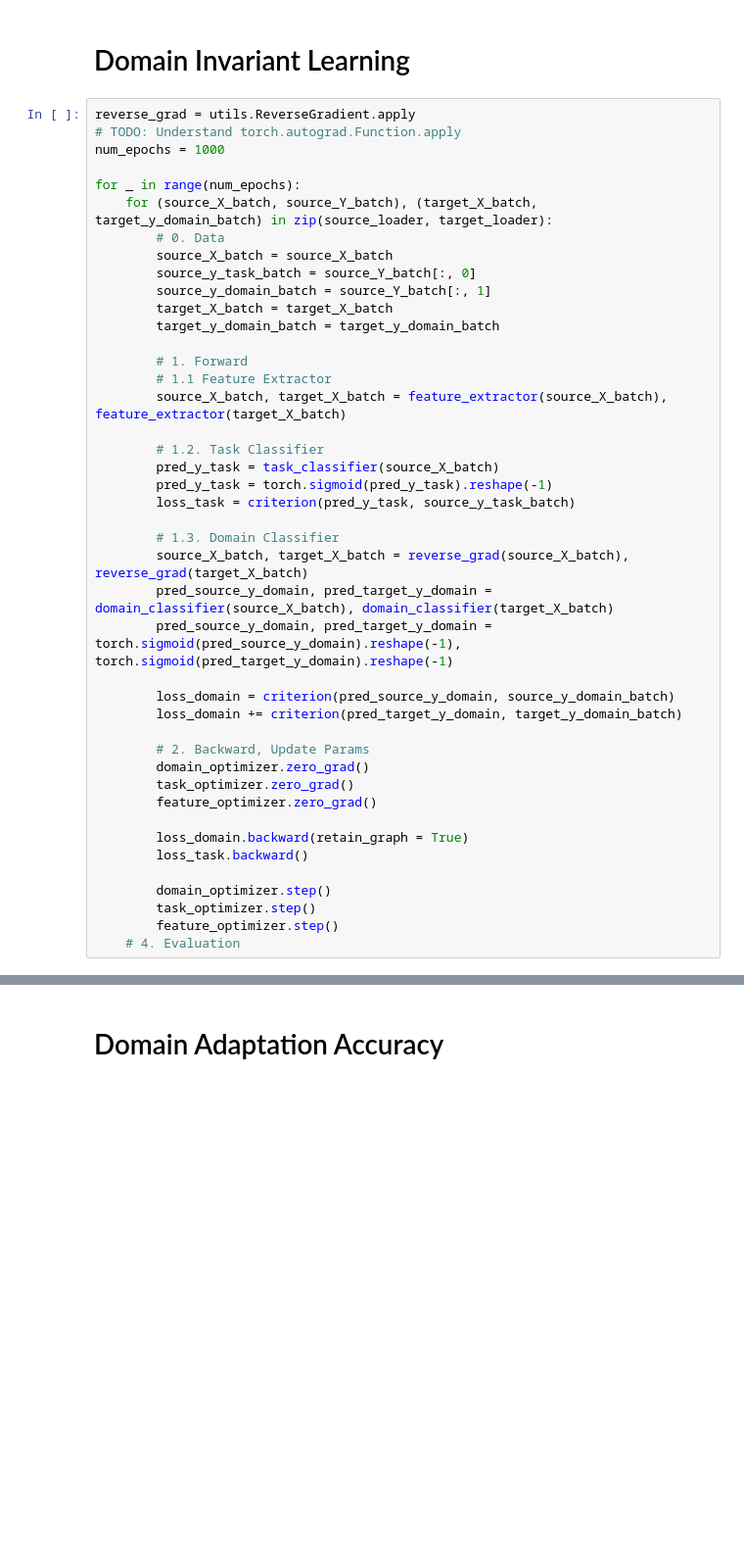
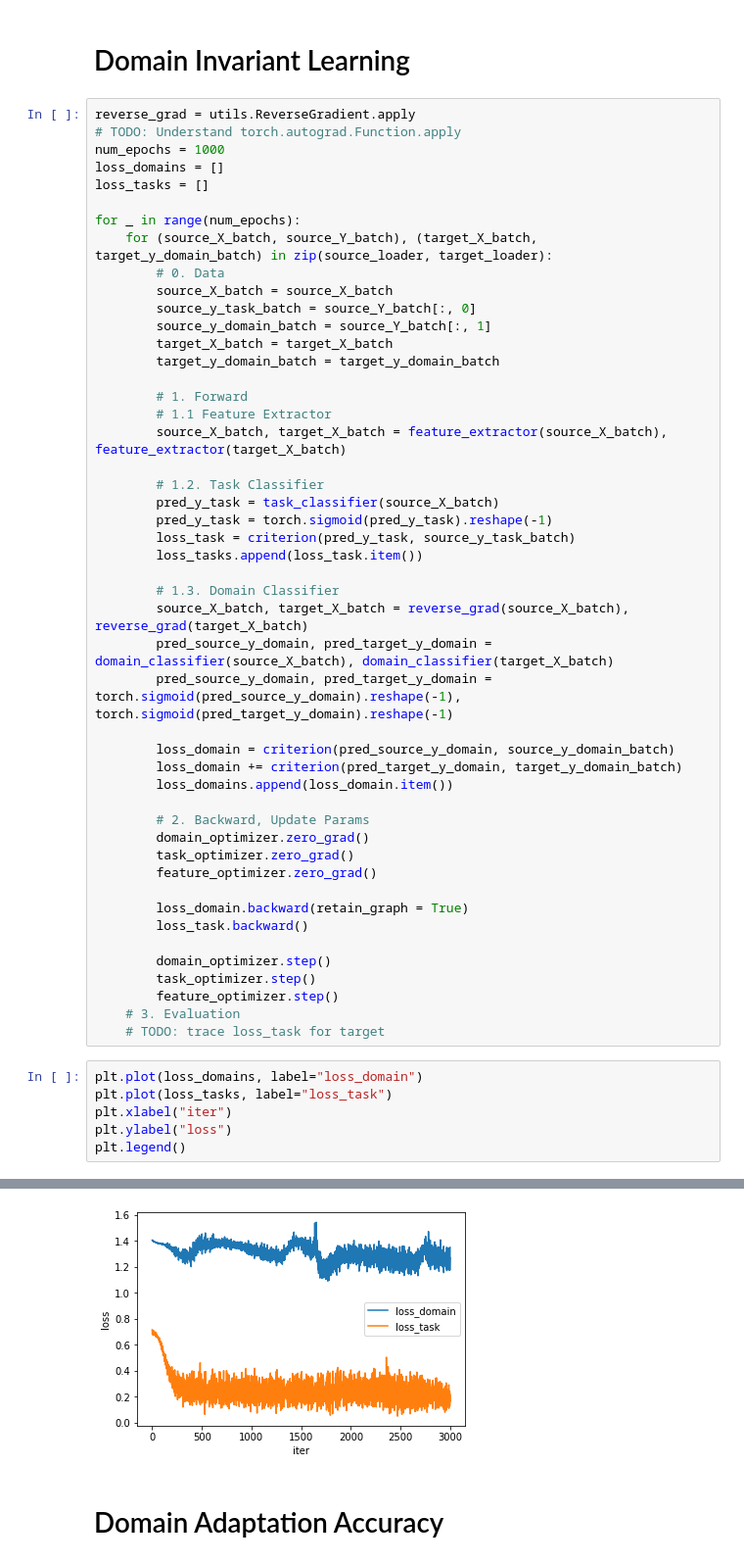
Before and after one commit to oh-yu/domain-invariant-learning, a Jupyter notebook: domain_invariant_learning.ipynb, the cells around one changed output, grey strips where cells are left out. Shown at 98% size. Cells and saved outputs as stored; diff of their text form; blank space fills up the shorter version.

Commit message:
trace loss over iterations

```diff
--- a/domain_invariant_learning.ipynb
+++ b/domain_invariant_learning.ipynb
@@ -39,6 +39,8 @@ task_optimizer = optim.Adam(task_classifier.parameters(), lr=learning_rate)
 reverse_grad = utils.ReverseGradient.apply
 # TODO: Understand torch.autograd.Function.apply
 num_epochs = 1000
+loss_domains = []
+loss_tasks = []
 
 for _ in range(num_epochs):
     for (source_X_batch, source_Y_batch), (target_X_batch, target_y_domain_batch) in zip(source_loader, target_loader):
@@ -57,6 +59,7 @@ for _ in range(num_epochs):
         pred_y_task = task_classifier(source_X_batch)
         pred_y_task = torch.sigmoid(pred_y_task).reshape(-1)
         loss_task = criterion(pred_y_task, source_y_task_batch)
+        loss_tasks.append(loss_task.item())
 
         # 1.3. Domain Classifier
         source_X_batch, target_X_batch = reverse_grad(source_X_batch), reverse_grad(target_X_batch)
@@ -65,6 +68,7 @@ for _ in range(num_epochs):
 
         loss_domain = criterion(pred_source_y_domain, source_y_domain_batch)
         loss_domain += criterion(pred_target_y_domain, target_y_domain_batch)
+        loss_domains.append(loss_domain.item())
 
         # 2. Backward, Update Params
         domain_optimizer.zero_grad()
@@ -77,4 +81,12 @@ for _ in range(num_epochs):
         domain_optimizer.step()
         task_optimizer.step()
         feature_optimizer.step()
-    # 4. Evaluation
+    # 3. Evaluation
+    # TODO: trace loss_task for target
+# %%
+plt.plot(loss_domains, label="loss_domain")
+plt.plot(loss_tasks, label="loss_task")
+plt.xlabel("iter")
+plt.ylabel("loss")
+plt.legend()
+# %% [output]
@@ -81,3 +94,4 @@ for _ in range(num_epochs):
+[figure, added]
 # %% [markdown]
 # Domain Adaptation Accuracy
 # %%
```
Also changed, not shown: parts of 1 cell of this notebook.
